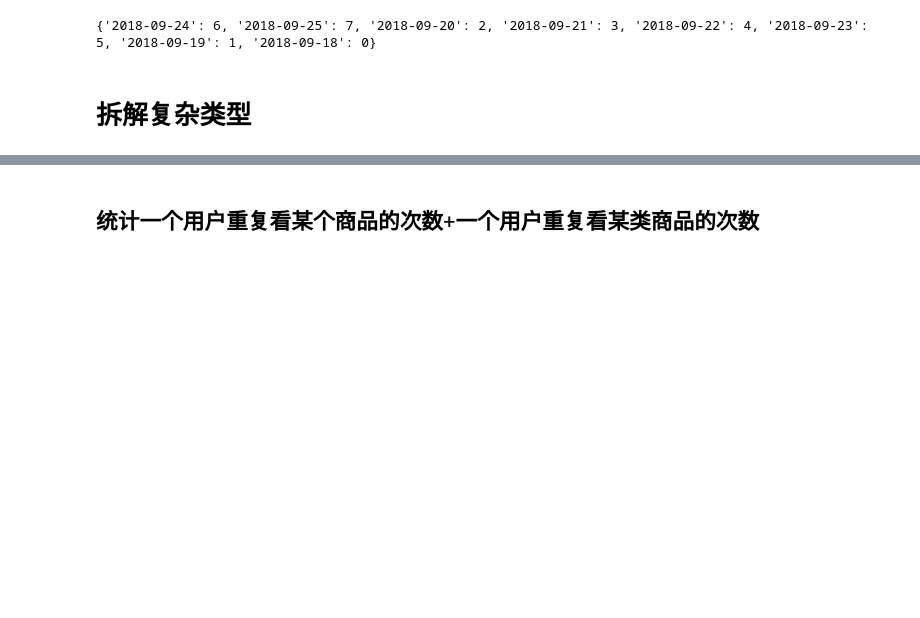
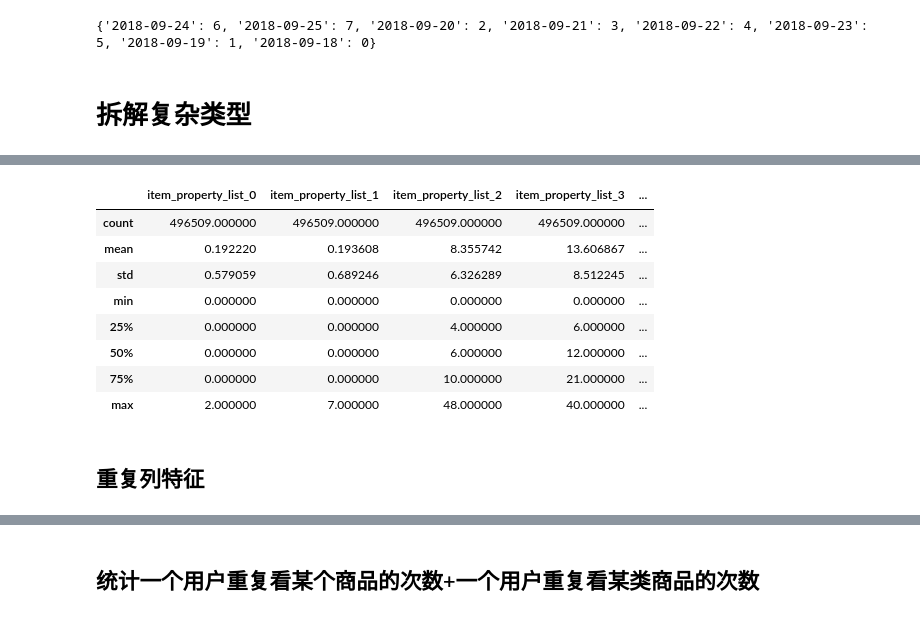
Before and after one commit to secrettianchigroup/SecretTianchiProject, a Jupyter notebook: src/yuhua/simple_xgb_pure.ipynb, the cells around one changed output, grey strips where cells are left out. Cells and saved outputs as stored; diff of their text form; code cells hidden in the pictures; blank space fills up the shorter version.

```diff
--- a/src/yuhua/simple_xgb_pure.ipynb
+++ b/src/yuhua/simple_xgb_pure.ipynb
@@ -282,2 +492,16 @@ processing item_property_list ...
 processing item_category_list ...
 generating item_category_1, item_category_2 ...
+# %%
+train_df_prev[['item_property_list_0', 'item_property_list_1','item_property_list_2','item_property_list_3','item_property_list_4','item_property_list_5','item_property_list_6','item_property_list_7','item_property_list_8','item_property_list_9','item_property_list_10','item_property_list_11','item_property_list_12','item_property_list_13','item_property_list_14','item_property_list_15','item_property_list_16','item_property_list_17','item_property_list_18','item_property_list_19']].describe()
+# %% [output]
+|  | item_property_list_0 | item_property_list_1 | item_property_list_2 | item_property_list_3 | ... |
+| count | 496509.000000 | 496509.000000 | 496509.000000 | 496509.000000 | ... |
+| mean | 0.192220 | 0.193608 | 8.355742 | 13.606867 | ... |
+| std | 0.579059 | 0.689246 | 6.326289 | 8.512245 | ... |
+| min | 0.000000 | 0.000000 | 0.000000 | 0.000000 | ... |
+| 25% | 0.000000 | 0.000000 | 4.000000 | 6.000000 | ... |
+| 50% | 0.000000 | 0.000000 | 6.000000 | 12.000000 | ... |
+| 75% | 0.000000 | 0.000000 | 10.000000 | 21.000000 | ... |
+| max | 2.000000 | 7.000000 | 48.000000 | 40.000000 | ... |
+# %% [markdown]
+## 重复列特征
```
Also changed, not shown: parts of 19 cells of this notebook.
